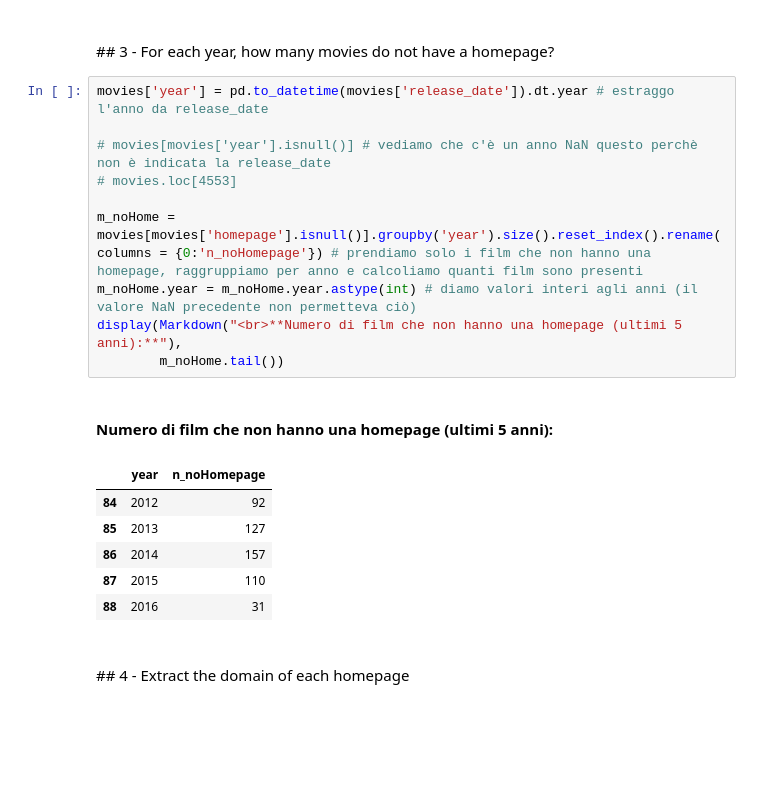
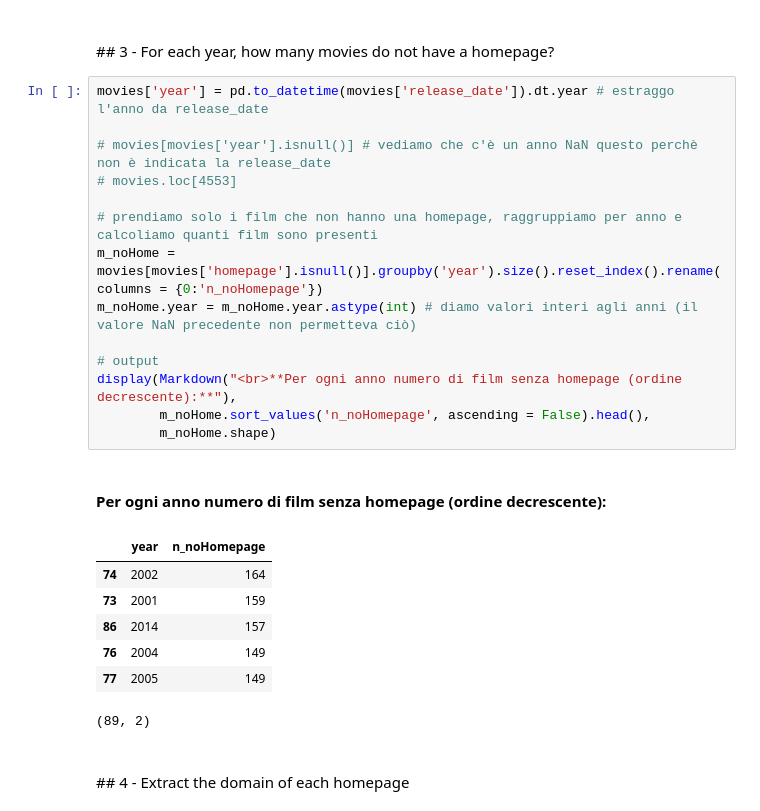
Before and after one commit to mat0692/FCS, a Jupyter notebook: Project FCS.ipynb, the cells around one changed output. Cells and saved outputs as stored; diff of their text form; blank space fills up the shorter version.

```diff
--- a/Project FCS.ipynb
+++ b/Project FCS.ipynb
@@ -109,21 +135,26 @@ print("\n", bold, "Il numero di film che non hanno una homepage sono:", noHome,
 # %%
 movies['year'] = pd.to_datetime(movies['release_date']).dt.year # estraggo l'anno da release_date
 
 # movies[movies['year'].isnull()] # vediamo che c'è un anno NaN questo perchè non è indicata la release_date
 # movies.loc[4553]
 
-m_noHome = movies[movies['homepage'].isnull()].groupby('year').size().reset_index().rename(columns = {0:'n_noHomepage'}) # prendiamo solo i film che non hanno una homepage, raggruppiamo per anno e calcoliamo quanti film sono presenti
+# prendiamo solo i film che non hanno una homepage, raggruppiamo per anno e calcoliamo quanti film sono presenti
+m_noHome = movies[movies['homepage'].isnull()].groupby('year').size().reset_index().rename(columns = {0:'n_noHomepage'})
 m_noHome.year = m_noHome.year.astype(int) # diamo valori interi agli anni (il valore NaN precedente non permetteva ciò)
-display(Markdown("<br>**Numero di film che non hanno una homepage (ultimi 5 anni):**"),
-        m_noHome.tail())
+
+# output
+display(Markdown("<br>**Per ogni anno numero di film senza homepage (ordine decrescente):**"),
+        m_noHome.sort_values('n_noHomepage', ascending = False).head(),
+        m_noHome.shape)
 # %% [output]
-<br>**Numero di film che non hanno una homepage (ultimi 5 anni):**
+<br>**Per ogni anno numero di film senza homepage (ordine decrescente):**
 |  | year | n_noHomepage |
-| 84 | 2012 | 92 |
-| 85 | 2013 | 127 |
+| 74 | 2002 | 164 |
+| 73 | 2001 | 159 |
 | 86 | 2014 | 157 |
-| 87 | 2015 | 110 |
-| 88 | 2016 | 31 |
+| 76 | 2004 | 149 |
+| 77 | 2005 | 149 |
+(89, 2)
 # %% [markdown]
 <br>
 ## 4 - Extract the domain of each homepage
```
Also changed, not shown: parts of 25 cells of this notebook.
